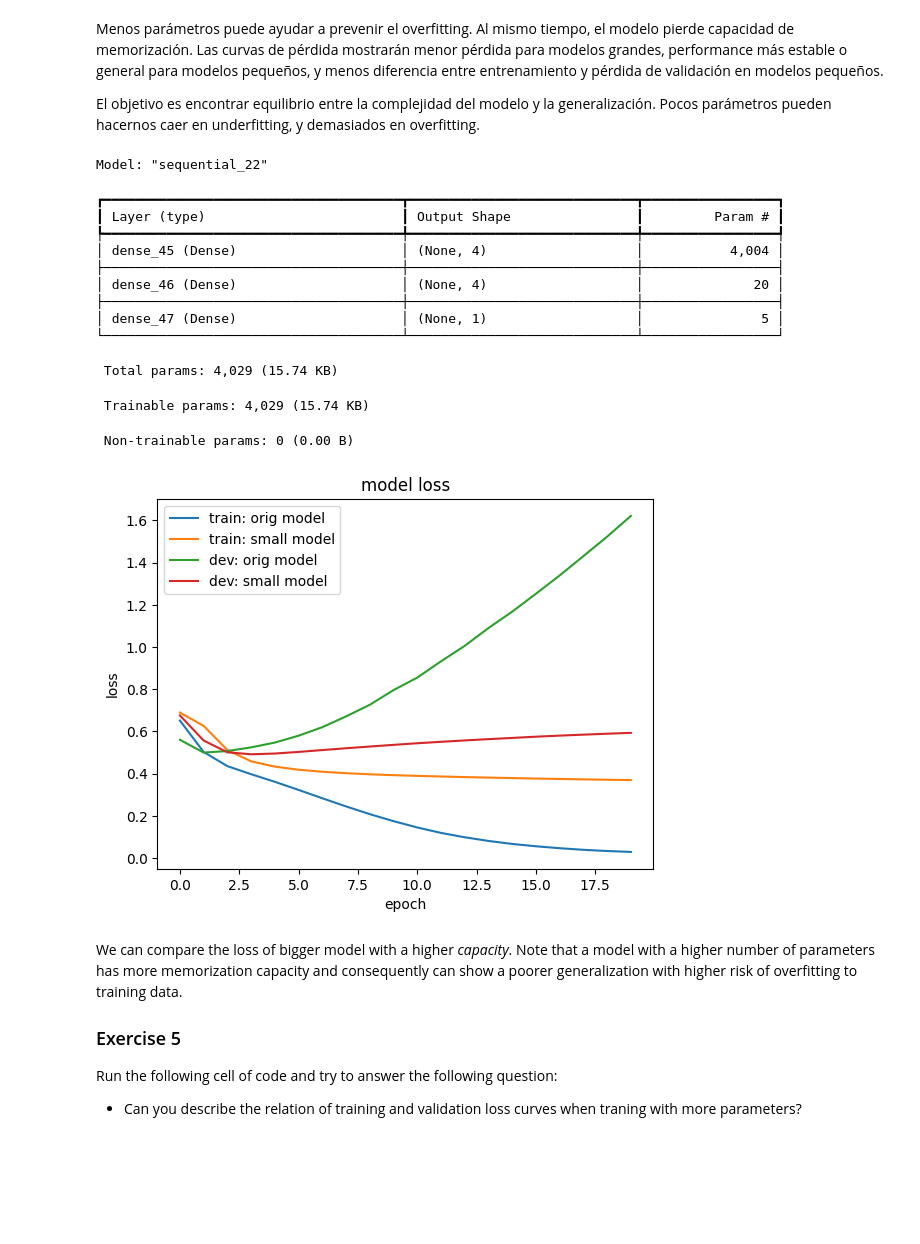
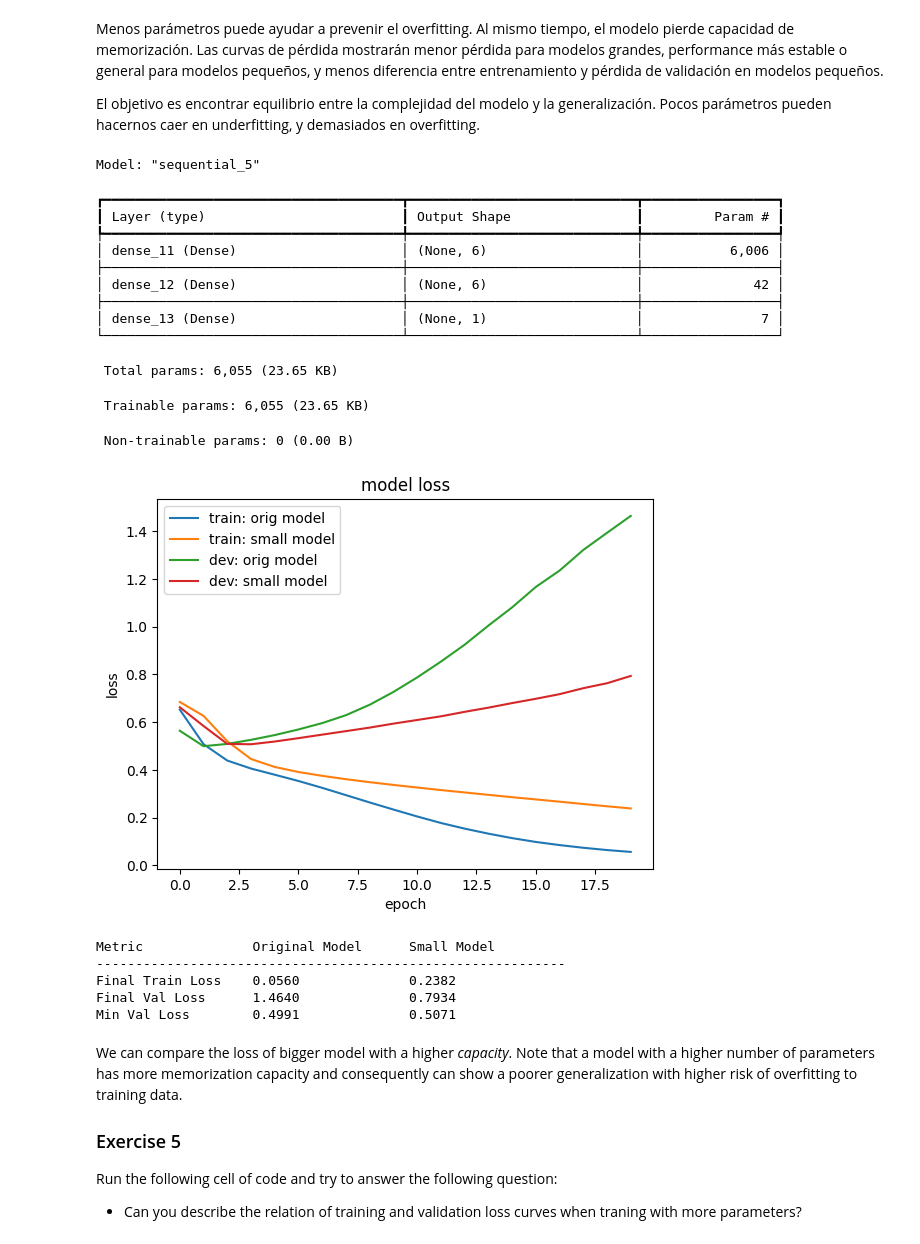
Before and after one commit to bibi2di/tia24, a Jupyter notebook: Labo_3C/2_MLP_with_KerasEGela.ipynb, the cells around one changed output. Drawn from its saved outputs; the diff is of its cells as text; code cells hidden in the pictures; blank space fills up the shorter version.

```diff
--- a/Labo_3C/2_MLP_with_KerasEGela.ipynb
+++ b/Labo_3C/2_MLP_with_KerasEGela.ipynb
@@ -397,45 +400,69 @@ input_size = x_train[0].shape[0] ## vector length equals to vocabulary size.
 
 # Define the model
 model = Sequential()
-model.add(Dense(units=4, activation='relu', input_shape=(input_size,)))
-model.add(Dense(units=4, activation='relu'))
+model.add(Dense(units=6, activation='relu', input_shape=(input_size,)))
+model.add(Dense(units=6, activation='relu'))
 model.add(Dense(units=1, activation='sigmoid'))
 # Note that we do not need to indicate the input shape for the sucessives layes
 
 # Compile the model using a loss function and an optimizer.
 model.compile(loss='binary_crossentropy', optimizer='adam', metrics=['accuracy'])
 model.summary()
 
 # Train the model
 history = model.fit(x_train, y_train, epochs=20, batch_size=32, validation_data=(x_dev, y_dev), verbose=0)
 
 # summarize history for accuracy
 plt.plot(history_orig.history['loss'])
 plt.plot(history.history['loss'])
 
 plt.plot(history_orig.history['val_loss'])
 plt.plot(history.history['val_loss'])
 
 plt.title('model loss')
 plt.ylabel('loss')
 plt.xlabel('epoch')
 plt.legend(['train: orig model', 'train: small model', 'dev: orig model', 'dev: small model'], loc='upper left')
 plt.show()
+
+metrics_orig = {
+    "final_train_loss": history_orig.history['loss'][-1],
+    "final_val_loss": history_orig.history['val_loss'][-1],
+    "min_val_loss": min(history_orig.history['val_loss']),
+}
+
+metrics_small = {
+    "final_train_loss": history.history['loss'][-1],
+    "final_val_loss": history.history['val_loss'][-1],
+    "min_val_loss": min(history.history['val_loss']),
+}
+
+# Mostrar resultados en formato tabular
+print(f"{'Metric':<20}{'Original Model':<20}{'Small Model':<20}")
+print("-" * 60)
+print(f"{'Final Train Loss':<20}{metrics_orig['final_train_loss']:<20.4f}{metrics_small['final_train_loss']:<20.4f}")
+print(f"{'Final Val Loss':<20}{metrics_orig['final_val_loss']:<20.4f}{metrics_small['final_val_loss']:<20.4f}")
+print(f"{'Min Val Loss':<20}{metrics_orig['min_val_loss']:<20.4f}{metrics_small['min_val_loss']:<20.4f}")
 # %% [output]
-Model: "sequential_22"
+Model: "sequential_5"
 ┏━━━━━━━━━━━━━━━━━━━━━━━━━━━━━━━━━━━━━━┳━━━━━━━━━━━━━━━━━━━━━━━━━━━━━┳━━━━━━━━━━━━━━━━━┓
 ┃ Layer (type)                         ┃ Output Shape                ┃         Param # ┃
 ┡━━━━━━━━━━━━━━━━━━━━━━━━━━━━━━━━━━━━━━╇━━━━━━━━━━━━━━━━━━━━━━━━━━━━━╇━━━━━━━━━━━━━━━━━┩
-│ dense_45 (Dense)                     │ (None, 4)                   │           4,004 │
+│ dense_11 (Dense)                     │ (None, 6)                   │           6,006 │
 ├──────────────────────────────────────┼─────────────────────────────┼─────────────────┤
-│ dense_46 (Dense)                     │ (None, 4)                   │              20 │
+│ dense_12 (Dense)                     │ (None, 6)                   │              42 │
 ├──────────────────────────────────────┼─────────────────────────────┼─────────────────┤
-│ dense_47 (Dense)                     │ (None, 1)                   │               5 │
+│ dense_13 (Dense)                     │ (None, 1)                   │               7 │
 └──────────────────────────────────────┴─────────────────────────────┴─────────────────┘
- Total params: 4,029 (15.74 KB)
+ Total params: 6,055 (23.65 KB)
- Trainable params: 4,029 (15.74 KB)
+ Trainable params: 6,055 (23.65 KB)
  Non-trainable params: 0 (0.00 B)
-[figure, old version]
+[figure, new version]
+Metric              Original Model      Small Model
+------------------------------------------------------------
+Final Train Loss    0.0560              0.2382
+Final Val Loss      1.4640              0.7934
+Min Val Loss        0.4991              0.5071
 # %% [markdown]
 We can compare the loss of bigger model with a higher _capacity_. Note that a model with a higher number of parameters has more memorization capacity and consequently can show a poorer generalization with higher risk of overfitting to training data.
 
```
Also changed, not shown: parts of 12 cells of this notebook.
